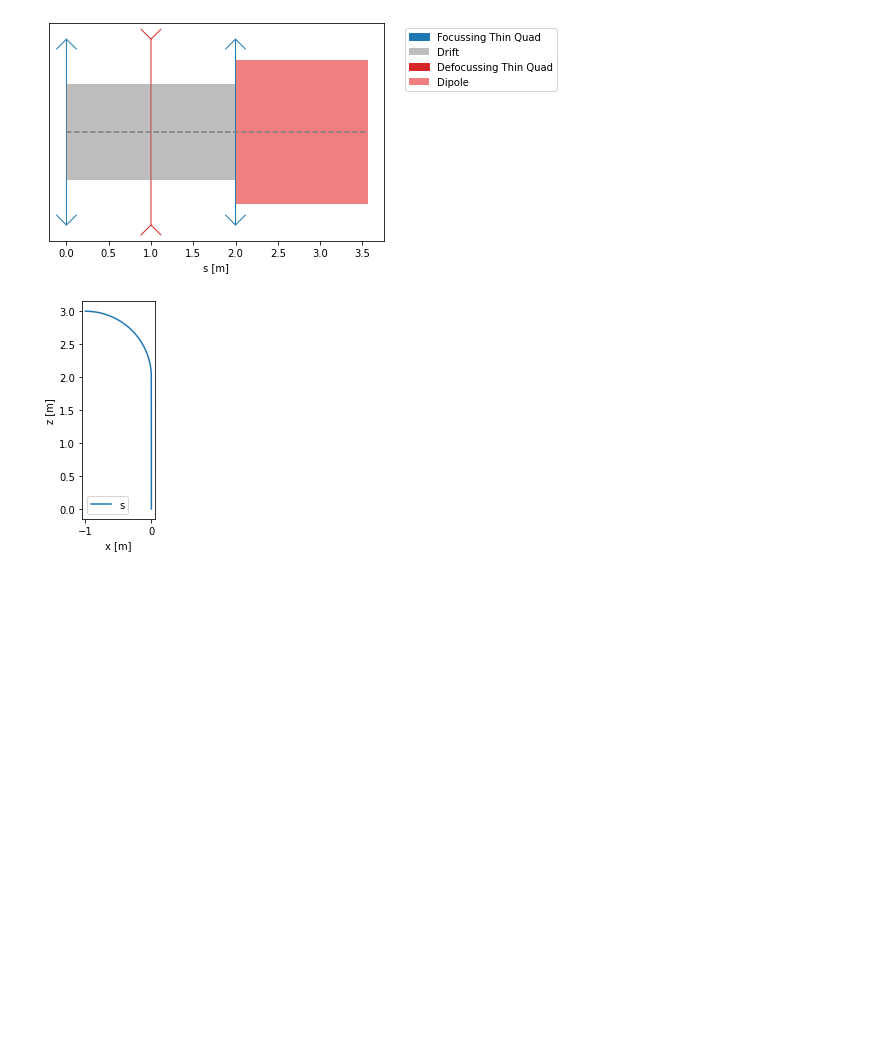
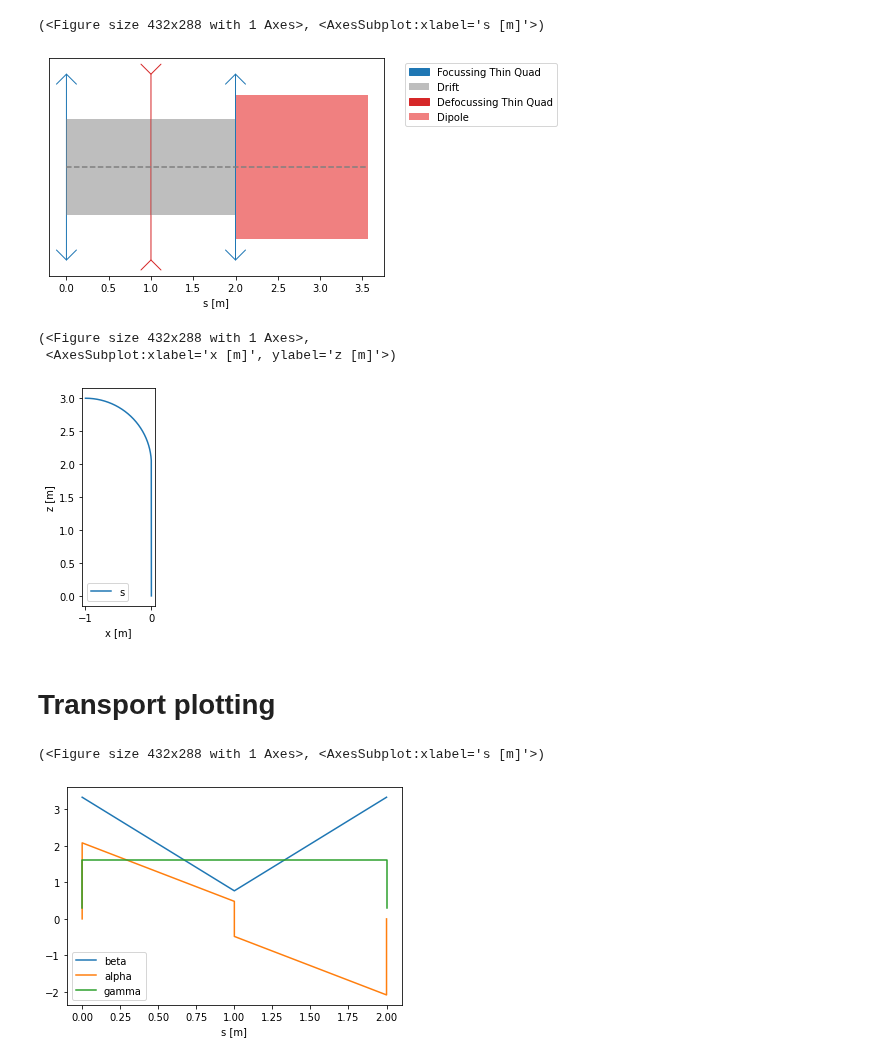
Before and after one commit to loiccoyle/pyaccelerator, a Jupyter notebook: noteboooks/plotting.ipynb, the cells around one changed output. Cells and saved outputs as stored; diff of their text form; code cells hidden in the pictures; blank space fills up the shorter version.

```diff
--- a/noteboooks/plotting.ipynb
+++ b/noteboooks/plotting.ipynb
@@ -13,10 +15,23 @@ drift = Drift(1)
 # %%
 FODO = Lattice([half_quad_F, drift, quad_D, drift, half_quad_F, Dipole(1, np.pi/2)])
 # %%
-fig, ax = FODO.plot.lattice()
+FODO.plot.lattice()
 # %% [output]
+(<Figure size 432x288 with 1 Axes>, <AxesSubplot:xlabel='s [m]'>)
 [figure]
 # %%
-fig, ax = FODO.plot.top_down()
+FODO.plot.top_down()
 # %% [output]
+(<Figure size 432x288 with 1 Axes>,
+ <AxesSubplot:xlabel='x [m]', ylabel='z [m]'>)
 [figure]
+# %% [markdown]
+# Transport plotting
+# %%
+FODO = Lattice([half_quad_F, drift, quad_D, drift, half_quad_F])
+# %%
+twiss = FODO.transport()
+twiss.plot()
+# %% [output]
+(<Figure size 432x288 with 1 Axes>, <AxesSubplot:xlabel='s [m]'>)
+[figure, added]
```
Also changed, not shown: parts of 6 cells of this notebook, 21 other files.
